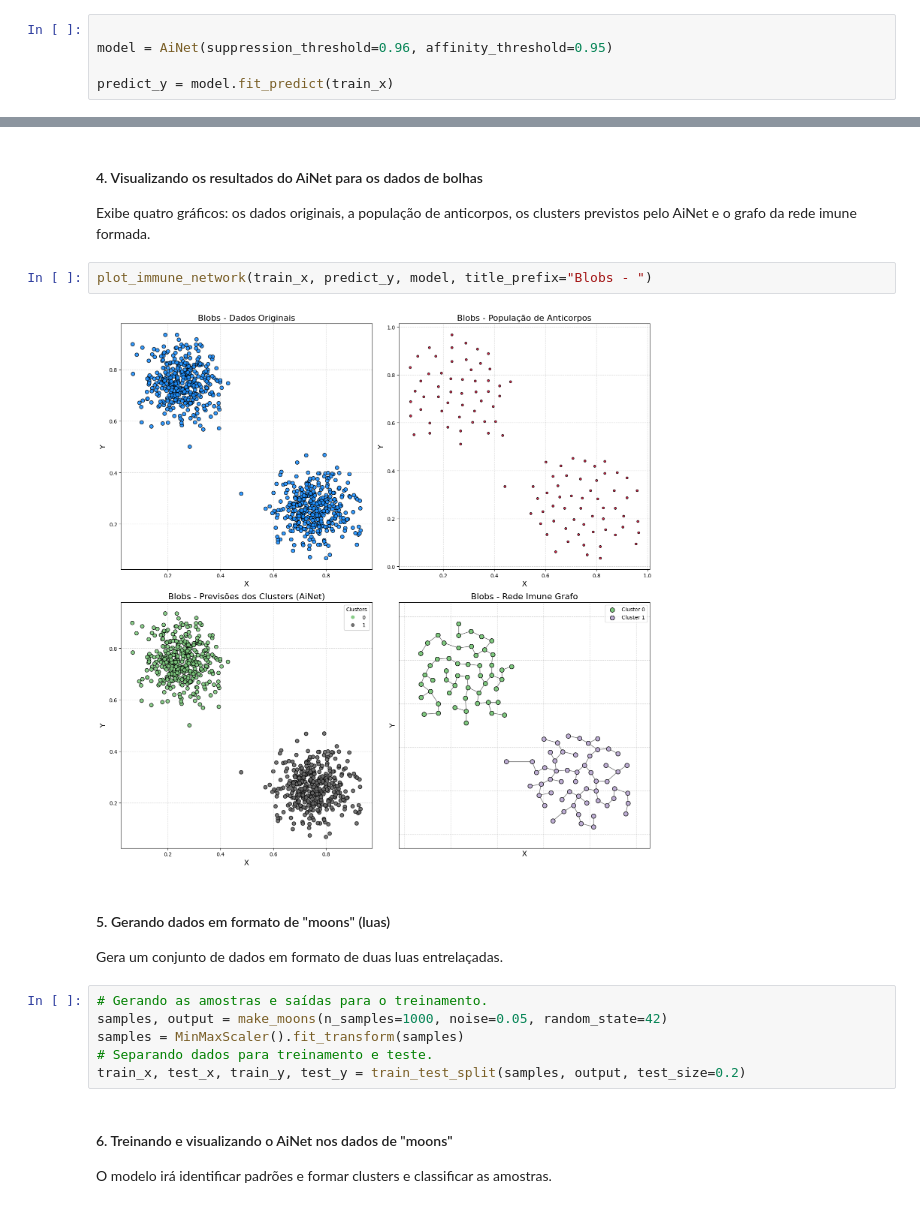
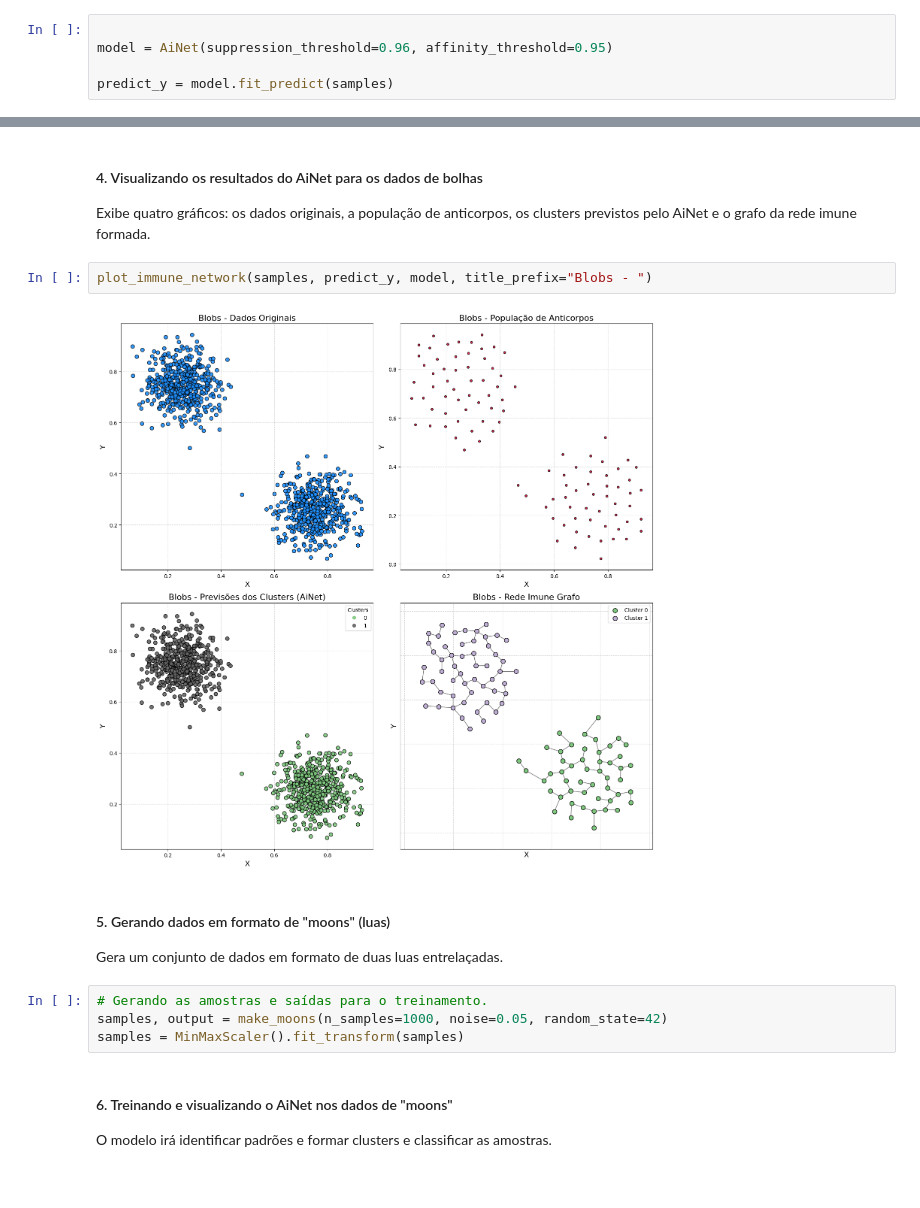
Before and after one commit to AIS-Package/aisp, a Jupyter notebook: examples/pt-br/clustering/AiNet/example_with_randomly_generated_dataset-pt.ipynb, the cells around one changed output, grey strips where cells are left out. Cells and saved outputs as stored; diff of their text form.

```diff
--- a/examples/pt-br/clustering/AiNet/example_with_randomly_generated_dataset-pt.ipynb
+++ b/examples/pt-br/clustering/AiNet/example_with_randomly_generated_dataset-pt.ipynb
@@ -100,7 +96,7 @@ O modelo irá identificar padrões e formar clusters e classificar as amostras.
 
 model = AiNet(suppression_threshold=0.96, affinity_threshold=0.95)
 
-predict_y = model.fit_predict(train_x)
+predict_y = model.fit_predict(samples)
 # %% [output]
 ✔ Set of memory antibodies for classes (0, 1) successfully generated:  ┇██████████┇ 10/10 total training interactions
 # %% [markdown]
@@ -108,9 +104,9 @@ predict_y = model.fit_predict(train_x)
 
 Exibe quatro gráficos: os dados originais, a população de anticorpos, os clusters previstos pelo AiNet e o grafo da rede imune formada.
 # %%
-plot_immune_network(train_x, predict_y, model, title_prefix="Blobs - ")
+plot_immune_network(samples, predict_y, model, title_prefix="Blobs - ")
 # %% [output]
-[figure, old version]
+[figure, new version]
 # %% [markdown]
 #### 5. Gerando dados em formato de "moons" (luas)
 
@@ -119,8 +115,6 @@ Gera um conjunto de dados em formato de duas luas entrelaçadas.
 # Gerando as amostras e saídas para o treinamento.
 samples, output = make_moons(n_samples=1000, noise=0.05, random_state=42)
 samples = MinMaxScaler().fit_transform(samples)
-# Separando dados para treinamento e teste.
-train_x, test_x, train_y, test_y = train_test_split(samples, output, test_size=0.2)
 # %% [markdown]
 #### 6. Treinando e visualizando o AiNet nos dados de "moons"
 O modelo irá identificar padrões e formar clusters e classificar as amostras.
```
Also changed, not shown: parts of 7 cells of this notebook, 3 other files.
